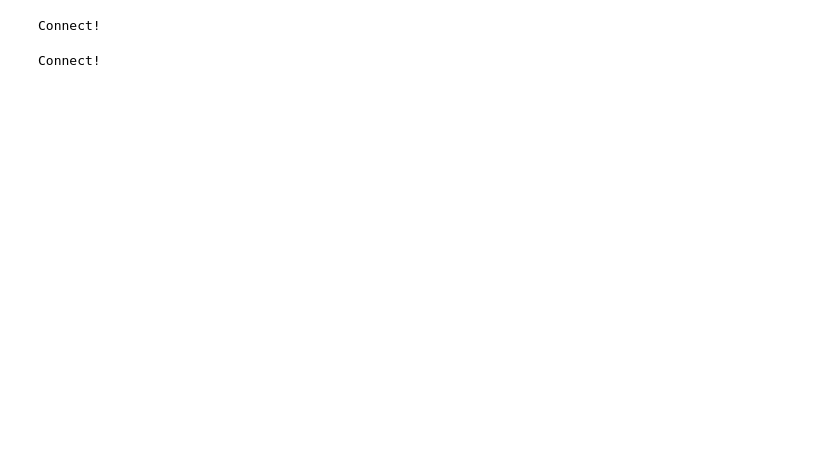
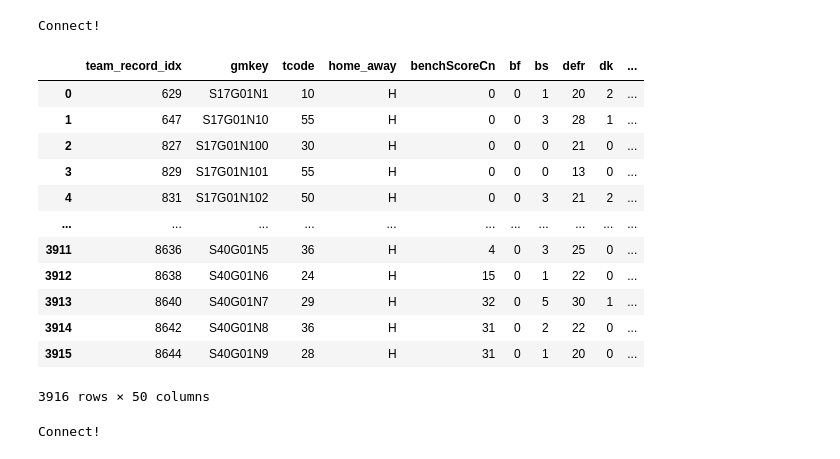
Before and after one commit to GrulsuitG/KBLPredict, a Jupyter notebook: Crawling/model.ipynb, the cells around one changed output. Saved outputs shown, nothing was run; the diff lists cells and outputs as text; code cells hidden in the pictures; blank space fills up the shorter version.

```diff
--- a/Crawling/model.ipynb
+++ b/Crawling/model.ipynb
@@ -11,10 +11,3 @@ import pymysql
 import json
 import warnings
 import DB
-# %%
-db = DB.MYDB()
-db.cursor.execute('select * from team_record_merge')
-data = pd.DataFrame(db.cursor.fetchall())
-db.db.close()
-# %% [output]
-Connect!
@@ -24,3 +14,32 @@ data = data.drop(3258)
+# %%
+db = DB.MYDB()
+db.cursor.execute("select * from team_record where home_away = 'H' and gmkey >= 'S17' order by gmkey")
+team_hdata = pd.DataFrame(db.cursor.fetchall())
+team_hdata = team_hdata.drop(team_hdata[team_hdata['gmkey'].isin(['S37G13N10', 'S37G13N2', 'S39G13N2', 'S39G13N5'])].index)
+team_hdata = team_hdata.reset_index(drop=True)
+db.cursor.execute("select * from team_record where home_away = 'A' and gmkey >= 'S17' order by gmkey")
+team_adata = pd.DataFrame(db.cursor.fetchall())
+team_adata = team_adata.drop(team_adata[team_adata['gmkey'].isin(['S37G13N10', 'S37G13N2', 'S39G13N2', 'S39G13N5'])].index)
+team_adata = team_adata.reset_index(drop=True)
+db.db.close()
+# %% [output]
+Connect!
+# %%
+team_hdata
+# %% [output]
+|  | team_record_idx | gmkey | tcode | home_away | benchScoreCn | bf | bs | defr | dk | ... |
+| 0 | 629 | S17G01N1 | 10 | H | 0 | 0 | 1 | 20 | 2 | ... |
+| 1 | 647 | S17G01N10 | 55 | H | 0 | 0 | 3 | 28 | 1 | ... |
+| 2 | 827 | S17G01N100 | 30 | H | 0 | 0 | 0 | 21 | 0 | ... |
+| 3 | 829 | S17G01N101 | 55 | H | 0 | 0 | 0 | 13 | 0 | ... |
+| 4 | 831 | S17G01N102 | 50 | H | 0 | 0 | 3 | 21 | 2 | ... |
+| ... | ... | ... | ... | ... | ... | ... | ... | ... | ... | ... |
+| 3911 | 8636 | S40G01N5 | 36 | H | 4 | 0 | 3 | 25 | 0 | ... |
+| 3912 | 8638 | S40G01N6 | 24 | H | 15 | 0 | 1 | 22 | 0 | ... |
+| 3913 | 8640 | S40G01N7 | 29 | H | 32 | 0 | 5 | 30 | 1 | ... |
+| 3914 | 8642 | S40G01N8 | 36 | H | 31 | 0 | 2 | 22 | 0 | ... |
+| 3915 | 8644 | S40G01N9 | 28 | H | 31 | 0 | 1 | 20 | 0 | ... |
+3916 rows × 50 columns
 # %%
 def make_data(home, away):
   result = pd.DataFrame()
```
Also changed, not shown: parts of 19 cells of this notebook.
